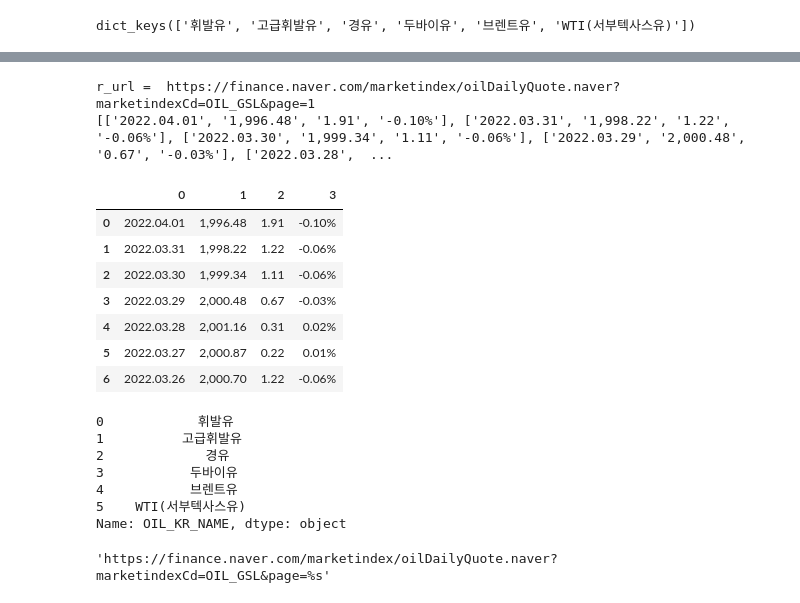
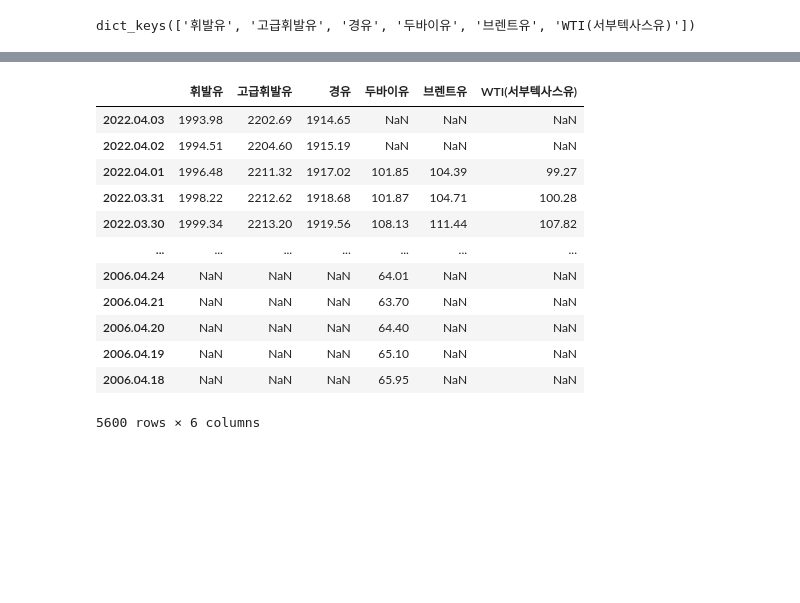
Before and after one commit to kion77/ki-test, a Jupyter notebook: 작업/경제지표_작업중.ipynb, the cells around one changed output, grey strips where cells are left out. Saved outputs shown, nothing was run; the diff lists cells and outputs as text; code cells hidden in the pictures; blank space fills up the shorter version.

```diff
--- a/작업/경제지표_작업중.ipynb
+++ b/작업/경제지표_작업중.ipynb
@@ -105,57 +103,25 @@ r_url =  https://finance.naver.com/marketindex/oilDailyQuote.naver?marketindexCd
-# %%
-key = '휘발유'
-
-
-values=[]
-i = 1
-r_url = url_dict[key] % i
-print('r_url = ',r_url)
-r = requests.get(r_url)
-soup = bs(r.text,'lxml')
-data = soup.find('tbody').find_all('tr')
-# print(len(data.text.strip()))
-# print(data)
-
-for t in data:
-    x = t.text.strip().replace('+','').replace('\t','').split('\n')
-    x = ' '.join(x).split()
-    values.append(x)
-    # print(t[i])
-    # temp_date = t.find("td",class_="date").text.replace('.','-').strip()
-    # temp_values = r.text.strip()
-    # print(temp_values)
-    # values.append(temp_values)
-    # print(values)
-    # date.append(temp_date)
-    # values.append(temp_values)
-print(values)
-pd.DataFrame(values)
-# %% [output]
-r_url =  https://finance.naver.com/marketindex/oilDailyQuote.naver?marketindexCd=OIL_GSL&page=1
-[['2022.04.01', '1,996.48', '1.91', '-0.10%'], ['2022.03.31', '1,998.22', '1.22', '-0.06%'], ['2022.03.30', '1,999.34', '1.11', '-0.06%'], ['2022.03.29', '2,000.48', '0.67', '-0.03%'], ['2022.03.28',  ...
-|  | 0 | 1 | 2 | 3 |
-| 0 | 2022.04.01 | 1,996.48 | 1.91 | -0.10% |
-| 1 | 2022.03.31 | 1,998.22 | 1.22 | -0.06% |
-| 2 | 2022.03.30 | 1,999.34 | 1.11 | -0.06% |
-| 3 | 2022.03.29 | 2,000.48 | 0.67 | -0.03% |
-| 4 | 2022.03.28 | 2,001.16 | 0.31 | 0.02% |
-| 5 | 2022.03.27 | 2,000.87 | 0.22 | 0.01% |
-| 6 | 2022.03.26 | 2,000.70 | 1.22 | -0.06% |
-# %%
-df['OIL_KR_NAME']
-# %% [output]
-0            휘발유
-1          고급휘발유
-2             경유
-3           두바이유
-4           브렌트유
-5    WTI(서부텍사스유)
-Name: OIL_KR_NAME, dtype: object
+# %%
+import time
+import pickle
+
+df_1 = df.copy()
+df_1 = df_1.sort_index(ascending=False)
+# df_1.sort_index(ascending=False).reset_index(drop=False).rename(columns = {'index':'일자'})
+
+%time df_1.to_pickle('oildata.pickle')
 # %%
-page = 1
-
-r_url = df['OIL_URL'][0]
+df_1
+# %% [output]
+|  | 휘발유 | 고급휘발유 | 경유 | 두바이유 | 브렌트유 | WTI(서부텍사스유) |
+| 2022.04.03 | 1993.98 | 2202.69 | 1914.65 | NaN | NaN | NaN |
+| 2022.04.02 | 1994.51 | 2204.60 | 1915.19 | NaN | NaN | NaN |
+| 2022.04.01 | 1996.48 | 2211.32 | 1917.02 | 101.85 | 104.39 | 99.27 |
+| 2022.03.31 | 1998.22 | 2212.62 | 1918.68 | 101.87 | 104.71 | 100.28 |
+| 2022.03.30 | 1999.34 | 2213.20 | 1919.56 | 108.13 | 111.44 | 107.82 |
+| ... | ... | ... | ... | ... | ... | ... |
+| 2006.04.24 | NaN | NaN | NaN | 64.01 | NaN | NaN |
+| 2006.04.21 | NaN | NaN | NaN | 63.70 | NaN | NaN |
+| 2006.04.20 | NaN | NaN | NaN | 64.40 | NaN | NaN |
+| 2006.04.19 | NaN | NaN | NaN | 65.10 | NaN | NaN |
+| 2006.04.18 | NaN | NaN | NaN | 65.95 | NaN | NaN |
+5600 rows × 6 columns
-# %%
-r_url
-# %% [output]
-'https://finance.naver.com/marketindex/oilDailyQuote.naver?marketindexCd=OIL_GSL&page=%s'
```
Also changed, not shown: parts of 4 cells of this notebook.
